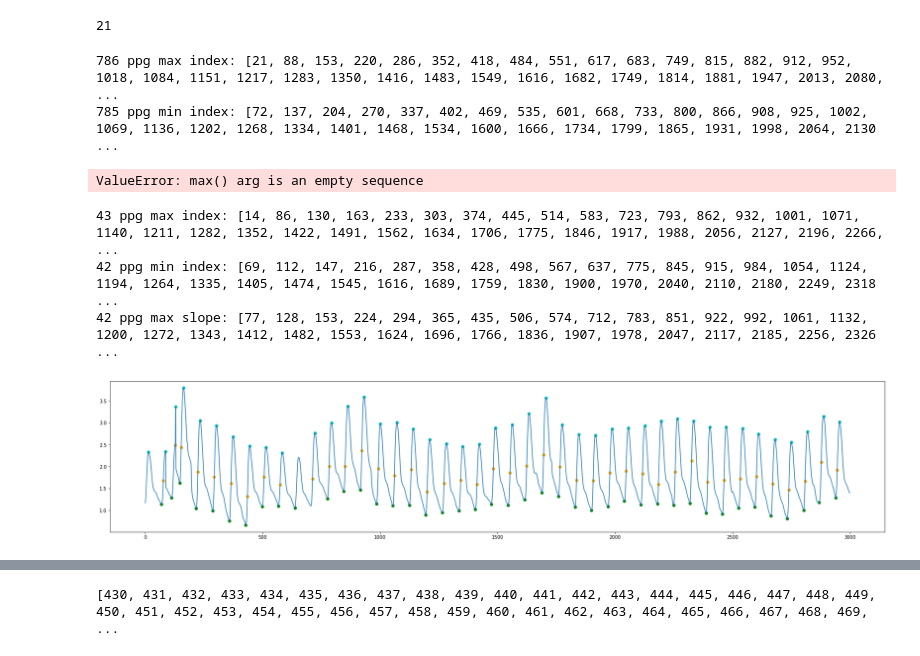
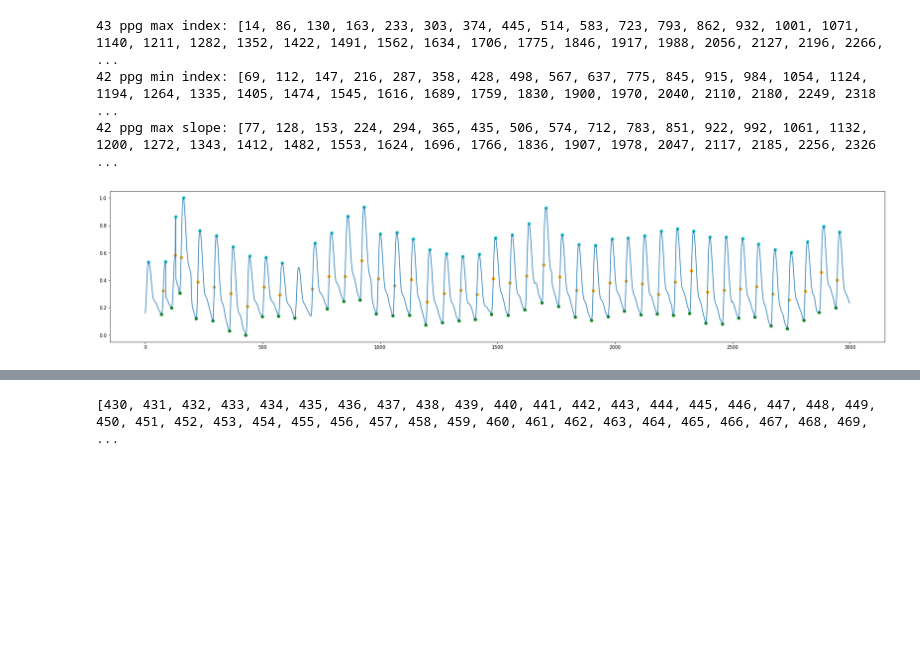
Before and after one commit to YanweiJIN/BP_Model, a Jupyter notebook: Jinyw_code/pytorch_model/30May_reextract_features.ipynb, the cells around one changed output, grey strips where cells are left out. Drawn from its saved outputs; the diff is of its cells as text; code cells hidden in the pictures; blank space fills up the shorter version.

```diff
--- a/Jinyw_code/pytorch_model/30May_reextract_features.ipynb
+++ b/Jinyw_code/pytorch_model/30May_reextract_features.ipynb
@@ -207,91 +5,52 @@ def show_three(signal1, signal2, signal3):
 # %%
-patient_data = data['p'][0,0][:,:3000]
+fs = 125
+patient = 4
+patient_data = data['p'][0,patient][:,:3000]
 ppg_ori = patient_data[0]
 bp_ori = patient_data[1]
 ecg_ori = patient_data[2]
-ecg_detrened = straighten_ecg(ecg_ori)
-ppg_normalized = normalize_sinal(ppg_ori)
-bp_standarded = bp_ori / np.max(bp_ori)
-ecg_normalized = normalize_sinal(ecg_detrened)
-show_three(ppg_normalized, bp_standarded, ecg_normalized)
+#ecg_detrened = straighten_ecg(ecg_ori)
+ppg_normalized = (ppg_ori-min(ppg_ori)) / (max(ppg_ori)-min(ppg_ori))
+bp_normalized = (bp_ori-min(bp_ori)) / (max(bp_ori)-min(bp_ori))
+ecg_normalized = (ecg_ori-min(ecg_ori)) / (max(ecg_ori)-min(ecg_ori))
-# %%
-i = 0
-np.argmin(ppg_signal[ppg_max_index[i]:ppg_max_index[i+1]])
-ppg_max_index[i]
-# %% [output]
-21
 # %%
 #def get_ppg_points_index(ppg_signal):
-ppg_signal = patient_data[0]
+import numpy as np
+import matplotlib.pyplot as plt
+ppg_signal = ppg_normalized
 ppg_min_index = []
 ppg_max_index = []
 ppg_height= (0.5 * (np.max(ppg_signal) - np.min(ppg_signal))) + np.min(ppg_signal)
 for i in range(1, (len(ppg_signal)-1)):
     if (ppg_signal[i] > ppg_signal[i-1]) and (ppg_signal[i] >= ppg_signal[i+1]) and (ppg_signal[i] > ppg_height) :
         ppg_max_index.append(i)
 for i in range(len(ppg_max_index[:-1])):
     ppg_min_index.append(ppg_max_index[i] + np.argmin(ppg_signal[ppg_max_index[i]:ppg_max_index[i+1]]))
 print(f'{len(ppg_max_index)} ppg max index: {ppg_max_index}, \n{len(ppg_min_index)} ppg min index: {ppg_min_index}')
 
 ppg_max_slopes_index = []
 for i in range(len(ppg_min_index)):
     ppg_segement = ppg_signal[ppg_min_index[i]:ppg_max_index[i+1]]
     ppg_slope_list = []
     for point in range(len(ppg_segement)-1):
         ppg_slope_list.append(ppg_segement[point+1]-ppg_segement[point])
     #print(i)
     #print(ppg_slope_list)
     ppg_max_slope = max(ppg_slope_list)
     ppg_max_slope_index_in_segement = ppg_slope_list.index(ppg_max_slope)
     ppg_max_slope_index = ppg_min_index[i] + ppg_max_slope_index_in_segement
     ppg_max_slopes_index.append(ppg_max_slope_index)
 print(f'{len(ppg_max_slopes_index)} ppg max slope: {ppg_max_slopes_index}')
 fig = plt.figure(figsize=(30,6))
 plt.scatter(ppg_max_slopes_index, ppg_signal[ppg_max_slopes_index], color='orange', marker='o')
 plt.scatter(ppg_max_index, ppg_signal[ppg_max_index], color='c', marker='o')
 plt.scatter(ppg_min_index, ppg_signal[ppg_min_index], color='green', marker='o')
 plt.plot(ppg_signal)
 plt.show()
 # %% [output]
-786 ppg max index: [21, 88, 153, 220, 286, 352, 418, 484, 551, 617, 683, 749, 815, 882, 912, 952, 1018, 1084, 1151, 1217, 1283, 1350, 1416, 1483, 1549, 1616, 1682, 1749, 1814, 1881, 1947, 2013, 2080,  ...
-785 ppg min index: [72, 137, 204, 270, 337, 402, 469, 535, 601, 668, 733, 800, 866, 908, 925, 1002, 1069, 1136, 1202, 1268, 1334, 1401, 1468, 1534, 1600, 1666, 1734, 1799, 1865, 1931, 1998, 2064, 2130 ...
+43 ppg max index: [14, 86, 130, 163, 233, 303, 374, 445, 514, 583, 723, 793, 862, 932, 1001, 1071, 1140, 1211, 1282, 1352, 1422, 1491, 1562, 1634, 1706, 1775, 1846, 1917, 1988, 2056, 2127, 2196, 2266, ...
+42 ppg min index: [69, 112, 147, 216, 287, 358, 428, 498, 567, 637, 775, 845, 915, 984, 1054, 1124, 1194, 1264, 1335, 1405, 1474, 1545, 1616, 1689, 1759, 1830, 1900, 1970, 2040, 2110, 2180, 2249, 2318 ...
+42 ppg max slope: [77, 128, 153, 224, 294, 365, 435, 506, 574, 712, 783, 851, 922, 992, 1061, 1132, 1200, 1272, 1343, 1412, 1482, 1553, 1624, 1696, 1766, 1836, 1907, 1978, 2047, 2117, 2185, 2256, 2326 ...
-ValueError: max() arg is an empty sequence
+[figure, added]
-# %%
-#def get_ppg_points_index(ppg_signal):
-ppg_signal = patient_data[0]
-ppg_min_index = []
-ppg_max_index = []
-ppg_height= (0.5 * (np.max(ppg_signal) - np.min(ppg_signal))) + np.min(ppg_signal)
-for i in range(1, (len(ppg_signal)-1)):
-    if (ppg_signal[i] > ppg_signal[i-1]) and (ppg_signal[i] >= ppg_signal[i+1]) and (ppg_signal[i] > ppg_height) :
-        ppg_max_index.append(i)
-for i in range(len(ppg_max_index[:-1])):
-    ppg_min_index.append(ppg_max_index[i] + np.argmin(ppg_signal[ppg_max_index[i]:ppg_max_index[i+1]]))
-print(f'{len(ppg_max_index)} ppg max index: {ppg_max_index}, \n{len(ppg_min_index)} ppg min index: {ppg_min_index}')
-
-ppg_max_slopes_index = []
-for i in range(len(ppg_min_index)):
-    ppg_segement = ppg_signal[ppg_min_index[i]:ppg_max_index[i+1]]
-    ppg_slope_list = []
-    for point in range(len(ppg_segement)-1):
-        ppg_slope_list.append(ppg_segement[point+1]-ppg_segement[point])
-    #print(i)
-    #print(ppg_slope_list)
-    ppg_max_slope = max(ppg_slope_list)
-    ppg_max_slope_index_in_segement = ppg_slope_list.index(ppg_max_slope)
-    ppg_max_slope_index = ppg_min_index[i] + ppg_max_slope_index_in_segement
-    ppg_max_slopes_index.append(ppg_max_slope_index)
-print(f'{len(ppg_max_slopes_index)} ppg max slope: {ppg_max_slopes_index}')
-fig = plt.figure(figsize=(30,6))
-plt.scatter(ppg_max_slopes_index, ppg_signal[ppg_max_slopes_index], color='orange', marker='o')
-plt.scatter(ppg_max_index, ppg_signal[ppg_max_index], color='c', marker='o')
-plt.scatter(ppg_min_index, ppg_signal[ppg_min_index], color='green', marker='o')
-plt.plot(ppg_signal)
-plt.show()
-# %% [output]
-43 ppg max index: [14, 86, 130, 163, 233, 303, 374, 445, 514, 583, 723, 793, 862, 932, 1001, 1071, 1140, 1211, 1282, 1352, 1422, 1491, 1562, 1634, 1706, 1775, 1846, 1917, 1988, 2056, 2127, 2196, 2266, ...
-42 ppg min index: [69, 112, 147, 216, 287, 358, 428, 498, 567, 637, 775, 845, 915, 984, 1054, 1124, 1194, 1264, 1335, 1405, 1474, 1545, 1616, 1689, 1759, 1830, 1900, 1970, 2040, 2110, 2180, 2249, 2318 ...
-42 ppg max slope: [77, 128, 153, 224, 294, 365, 435, 506, 574, 712, 783, 851, 922, 992, 1061, 1132, 1200, 1272, 1343, 1412, 1482, 1553, 1624, 1696, 1766, 1836, 1907, 1978, 2047, 2117, 2185, 2256, 2326 ...
-[figure, removed]
 # %%
 #def get_bp_points_index(bp_signal):
```
Also changed, not shown: parts of 6 cells of this notebook, 1 other file.
